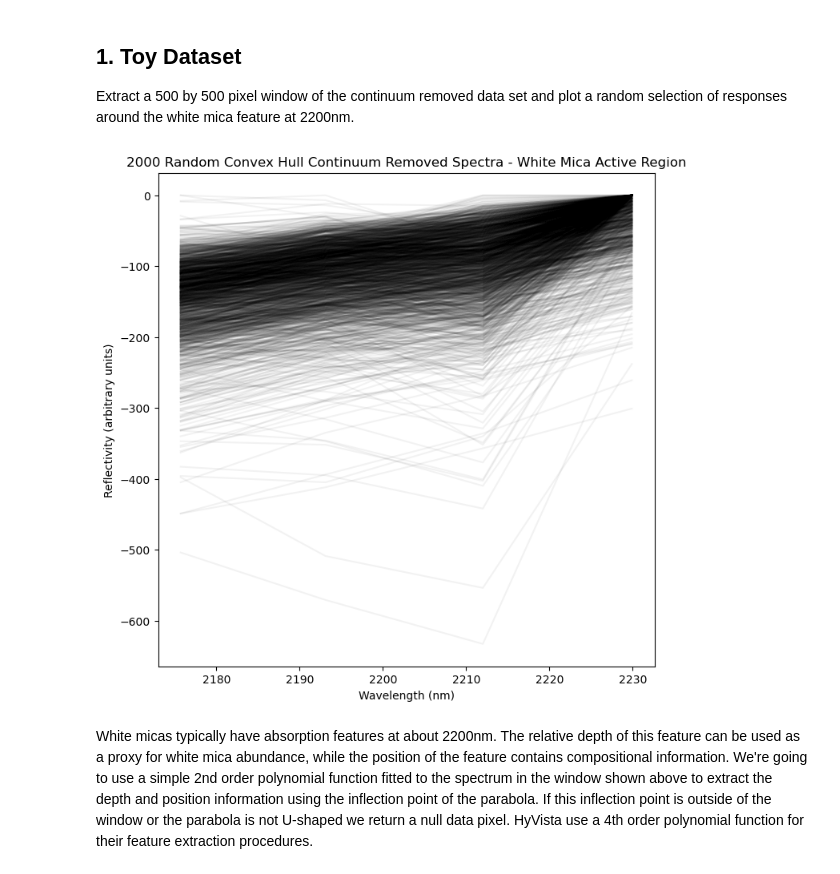
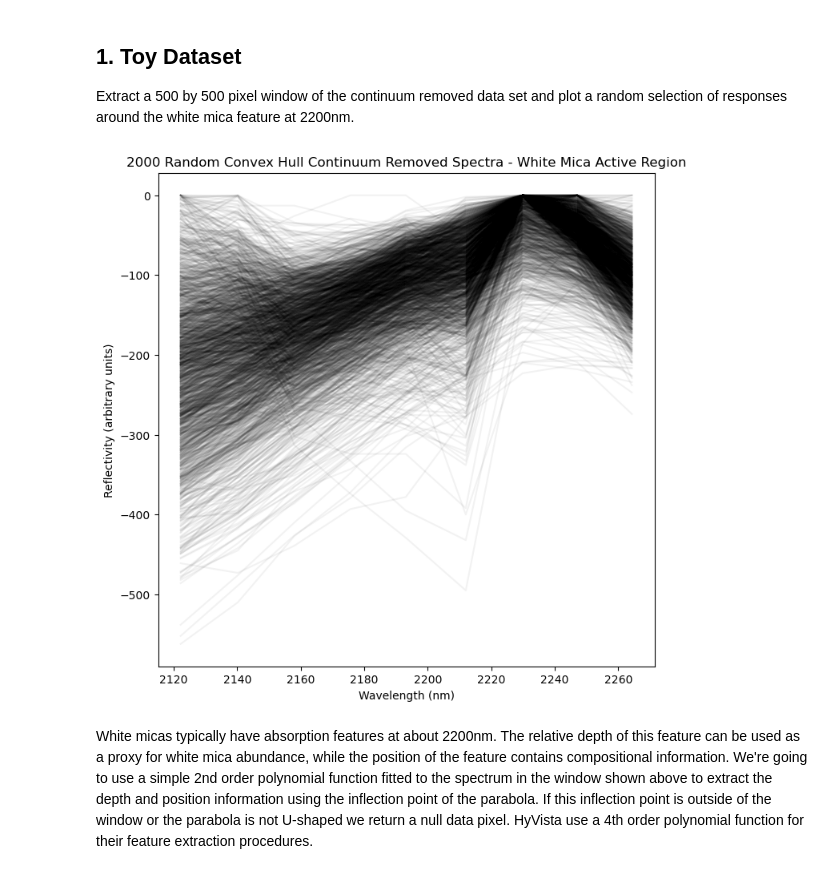
Before and after one commit to Solve-Geosolutions/gsq_hymap, a Jupyter notebook: notebooks/04_white_mica_abundance.ipynb, the cells around one changed output. Drawn from its saved outputs; the diff is of its cells as text; code cells hidden in the pictures.

```diff
--- a/notebooks/04_white_mica_abundance.ipynb
+++ b/notebooks/04_white_mica_abundance.ipynb
@@ -40,25 +40,25 @@ Extract a 500 by 500 pixel window of the continuum removed data set and plot a r
 # %%
 # set path to convex hull continuum removed ENVI grid
 cvx_fn = r'/storage/gsq_hymap/outputs/GSQ_block-d_mosaic_hull.dat'
 
 # read a 1500 by 1500 pixel window from the convex hull mosaics
 read_win = Window(4000, 1500, 500, 500)
 with rasterio.open(cvx_fn,'r') as src:
   pix_win = src.read(window=read_win)
   wvl = np.array([float(x.strip('nm')) for x in src.descriptions])
 
-# get mask for wavelenghs in window 2170nm to 2250nm
-key_wvl = (wvl>2160) * (wvl<2240)
+# get mask for wavelenghs in window 2120nm to 2270nm
+key_wvl = (wvl>2120) * (wvl<2270)
 
 # plot 2000 random spectra from the window spectra
 fig, ax = plt.subplots(figsize=(8,8))
 for i,j in zip(np.random.randint(0,500,2000), np.random.randint(0,500,2000)):
   ax.plot(wvl[key_wvl], pix_win[key_wvl,i,j], c='k', alpha=0.05)
 ax.set(title='2000 Random Convex Hull Continuum Removed Spectra - White Mica Active Region',
   xlabel='Wavelength (nm)', ylabel='Reflectivity (arbitrary units)')
 plt.show()
 # %% [output]
-[figure, old version]
+[figure, new version]
 # %% [markdown]
 White micas typically have absorption features at about 2200nm. The relative depth of this feature can be used as a proxy for white mica abundance, while the position of the feature contains compositional information. We're going to use a simple 2nd order polynomial function fitted to the spectrum in the window shown above to extract the depth and position information using the inflection point of the parabola. If this inflection point is outside of the window or the parabola is not U-shaped we return a null data pixel. HyVista use a 4th order polynomial function for their feature extraction procedures.
 # %%
```
Also changed, not shown: parts of 2 cells of this notebook, 1 other file.
